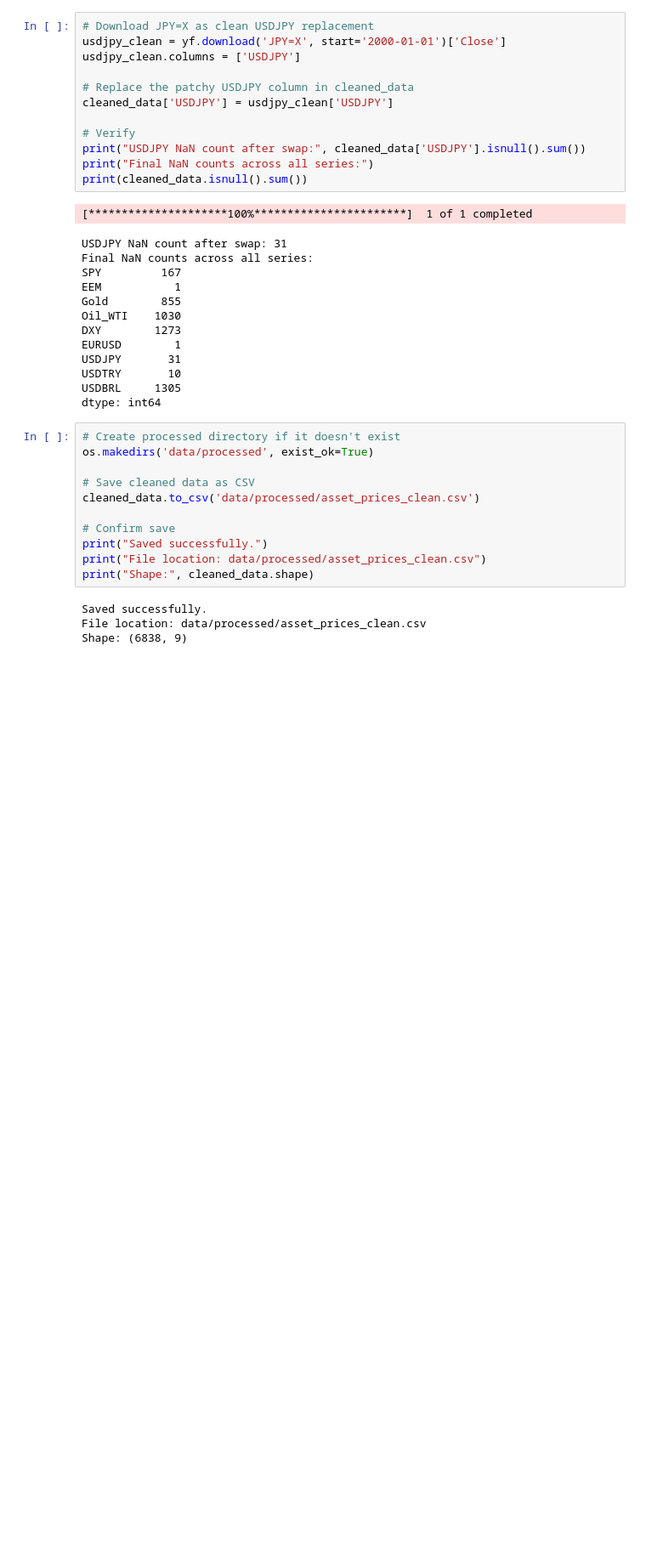
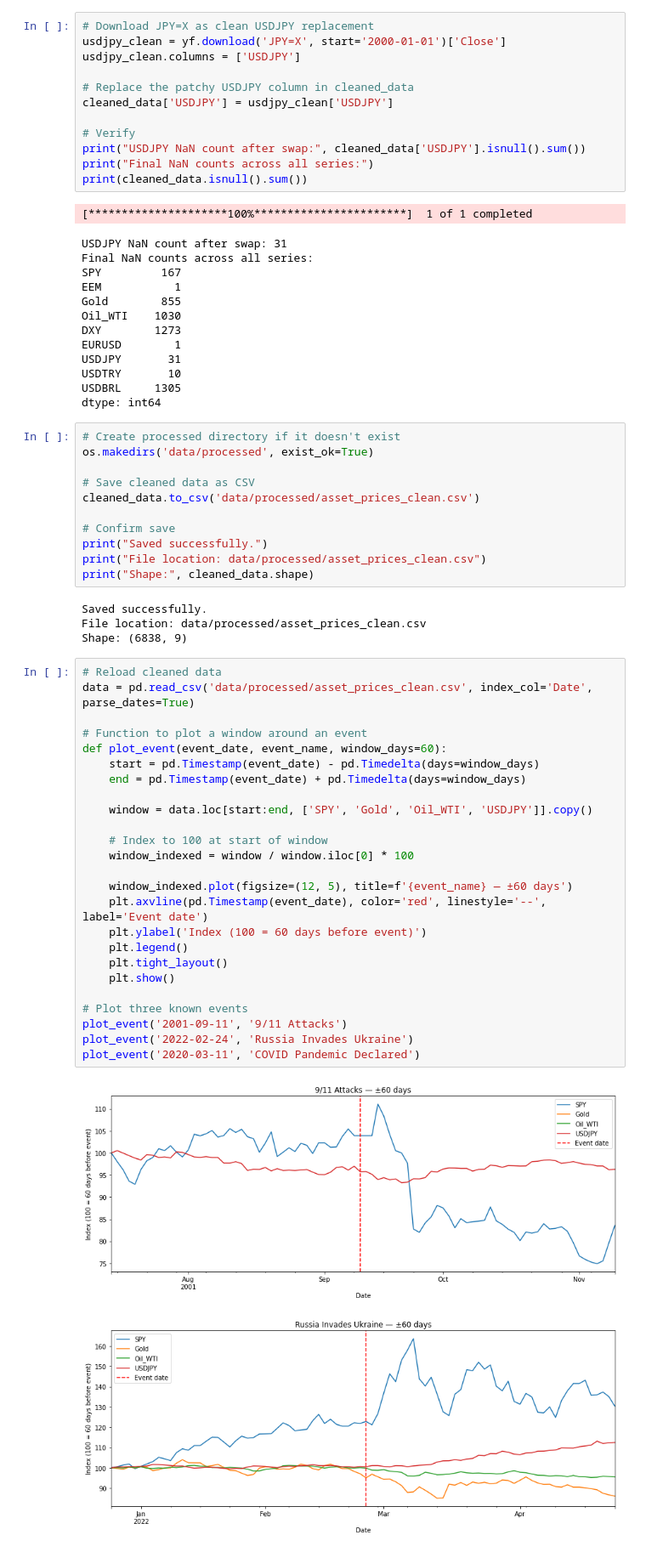
Before and after one commit to thomassumner123/geopolitical-shocks-asset-prices, a Jupyter notebook: notebooks/01_data_collection.ipynb, the cells around one changed output. Shown at 85% size. Drawn from its saved outputs; the diff is of its cells as text; blank space fills up the shorter version.

Commit message:
Sanity check plots, data quality issues documented

```diff
--- a/notebooks/01_data_collection.ipynb
+++ b/notebooks/01_data_collection.ipynb
@@ -420,3 +420,31 @@ print("Shape:", cleaned_data.shape)
 Saved successfully.
 File location: data/processed/asset_prices_clean.csv
 Shape: (6838, 9)
+# %%
+# Reload cleaned data
+data = pd.read_csv('data/processed/asset_prices_clean.csv', index_col='Date', parse_dates=True)
+
+# Function to plot a window around an event
+def plot_event(event_date, event_name, window_days=60):
+    start = pd.Timestamp(event_date) - pd.Timedelta(days=window_days)
+    end = pd.Timestamp(event_date) + pd.Timedelta(days=window_days)
+
+    window = data.loc[start:end, ['SPY', 'Gold', 'Oil_WTI', 'USDJPY']].copy()
+
+    # Index to 100 at start of window
+    window_indexed = window / window.iloc[0] * 100
+
+    window_indexed.plot(figsize=(12, 5), title=f'{event_name} — ±60 days')
+    plt.axvline(pd.Timestamp(event_date), color='red', linestyle='--', label='Event date')
+    plt.ylabel('Index (100 = 60 days before event)')
+    plt.legend()
+    plt.tight_layout()
+    plt.show()
+
+# Plot three known events
+plot_event('2001-09-11', '9/11 Attacks')
+plot_event('2022-02-24', 'Russia Invades Ukraine')
+plot_event('2020-03-11', 'COVID Pandemic Declared')
+# %% [output]
+[figure, added]
+[figure, added]
```
Also changed, not shown: parts of 4 cells of this notebook.
